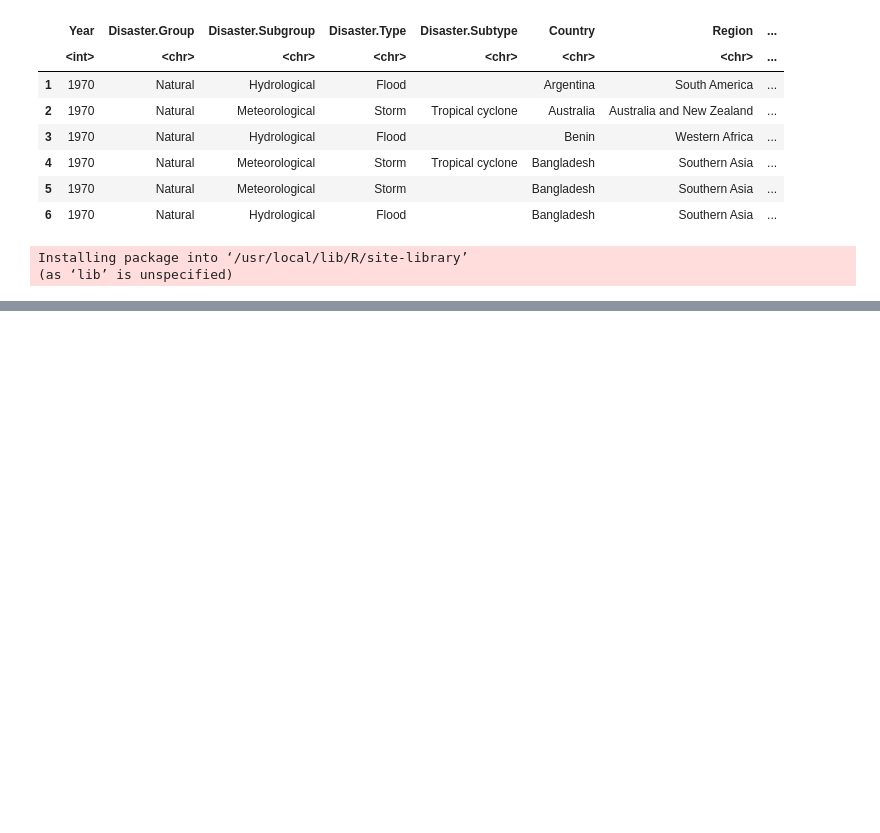
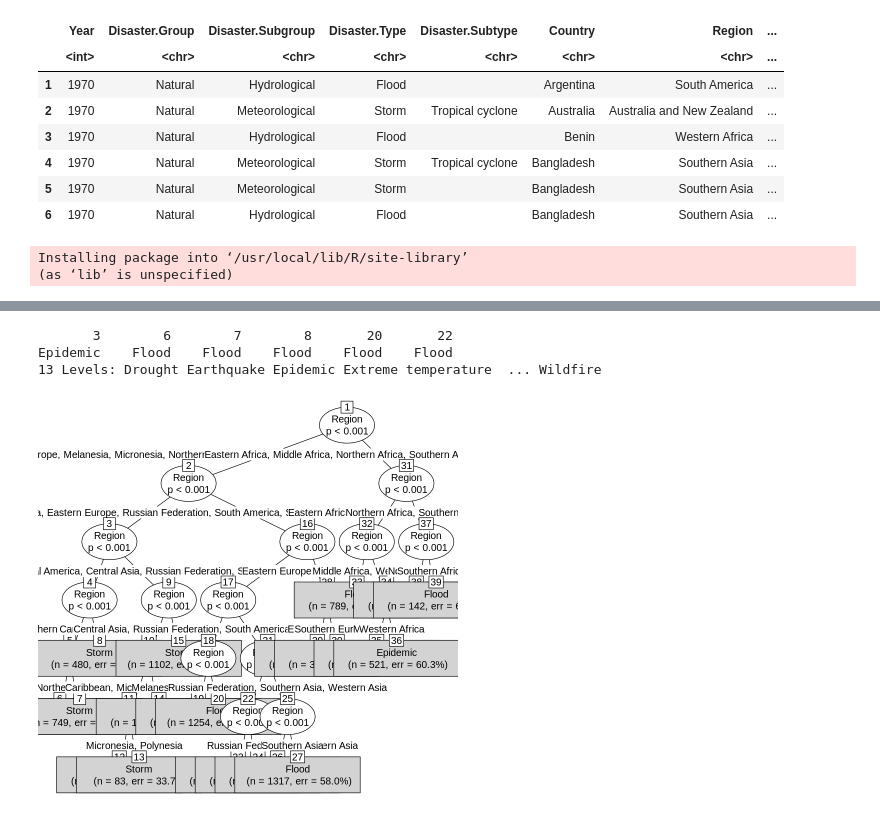
Before and after one commit to najiaahmedd/CIND820_InitialResults, a Jupyter notebook: DecisionTree.ipynb, the cells around one changed output, grey strips where cells are left out. Drawn from its saved outputs; the diff is of its cells as text; code cells hidden in the pictures; blank space fills up the shorter version.

```diff
--- a/DecisionTree.ipynb
+++ b/DecisionTree.ipynb
@@ -85,0 +84,17 @@ fitTree <- rpart(Disaster.Type ~ Country + Region + Total.Deaths, data = train)
+# %%
+unique(completedata$Region)
+unique(completedata$Disaster.Type)
+unique(completedata$Disaster.Subgroup)
+unique(completedata$Country)
+
+#Will need to convert these character variables into factor variables to use in decision tree
+#Dependent variable = Total.Deaths
+
+completedata$Region <- as.factor(completedata$Region)
+completedata$Disaster.Type <- as.factor(completedata$Disaster.Type)
+completedata$Disaster.Subtype <- as.factor(completedata$Disaster.Subtype)
+completedata$Disaster.Subgroup <- as.factor(completedata$Disaster.Subgroup)
+completedata$Country <- as.factor(completedata$Country)
+
+
+str(completedata)
@@ -85,0 +165,8 @@ fitTree <- rpart(Disaster.Type ~ Country + Region + Total.Deaths, data = train)
+# %%
+## Classification Decision Tree
+
+train_tree <- sample(1:nrow(completedata), 0.7 * nrow(completedata))
+train.set <- completedata[train_tree,]
+test.set  <- completedata[-train_tree,]
+disaster_model <- ctree(Disaster.Type ~ Region, data=train.set)
+disaster_model
@@ -85,0 +191,10 @@ fitTree <- rpart(Disaster.Type ~ Country + Region + Total.Deaths, data = train)
+# %%
+disasterprediction <- predict(disaster_model, test.set)
+# %%
+head(disasterprediction)
+plot(disaster_model, type="simple")
+# %% [output]
+       3        6        7        8       20       22
+Epidemic    Flood    Flood    Flood    Flood    Flood
+13 Levels: Drought Earthquake Epidemic Extreme temperature  ... Wildfire
+[figure, added]
```
Also changed, not shown: parts of 5 cells of this notebook.
